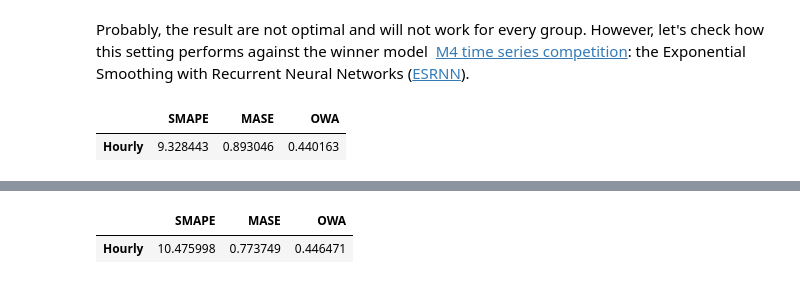
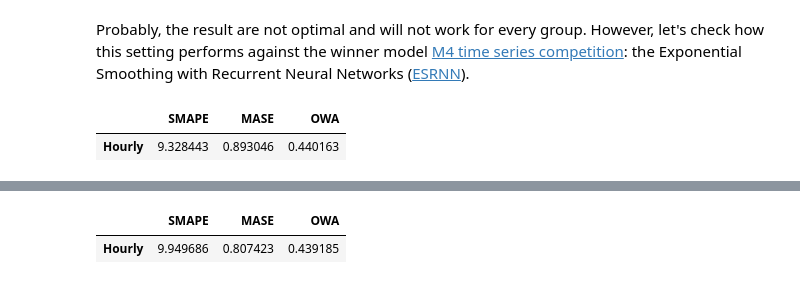
Before and after one commit to wilsonrljr/sysidentpy, a Jupyter notebook: examples/m4-benchmark.ipynb, the cells around one changed output, grey strips where cells are left out. Cells and saved outputs as stored; diff of their text form; code cells hidden in the pictures.

```diff
--- a/examples/m4-benchmark.ipynb
+++ b/examples/m4-benchmark.ipynb
@@ -63,10 +57,13 @@ warnings.simplefilter(action="ignore", category=FutureWarning)
 warnings.simplefilter(action="ignore", category=UserWarning)
 warnings.simplefilter(action="ignore", category=SettingWithCopyWarning)
 
-train = pd.read_csv("https://auto-arima-results.s3.amazonaws.com/M4-Hourly.csv")
-test = pd.read_csv(
-    "https://auto-arima-results.s3.amazonaws.com/M4-Hourly-test.csv"
-).rename(columns={"y": "y_test"})
+m4_data, _, _ = M4.load(directory="data", group="Hourly")
+test = (
+    m4_data.groupby("unique_id", group_keys=False)
+    .tail(48)
+    .rename(columns={"y": "y_test"})
+)
+train = m4_data.drop(test.index)
 # %% [markdown]
 The following plots provide a visualization of the training data for a small subset of the time series. The plot shows the raw data, giving you an insight into the patterns and behaviors inherent in each series.
 
@@ -126,6 +123,6 @@ Probably, the result are not optimal and will not work for every group. However,
 # %%
 esrnn_url = (
-    "https://github.com/Nixtla/m4-forecasts/raw/master/forecasts/submission-118.zip"
+    "https://github.com/Nixtla/m4-forecasts/raw/e3dce409604c55f1f588f02db439b4cbe9a482a3/forecasts/submission-118.zip"
 )
 esrnn_forecasts = M4Evaluation.load_benchmark("data", "Hourly", esrnn_url)
 esrnn_evaluation = M4Evaluation.evaluate("data", "Hourly", esrnn_forecasts)
@@ -210,37 +299,47 @@ Therefore, we will build models setting `ylag=168`.
 # %%
-# this took 2min to run on my computer.
 r = []
 ds_test = list(range(701, 749))
-for u_id, data in train.groupby(by=["unique_id"], observed=True):
+for u_id, data in train.groupby("unique_id", observed=True):
     y_id = data["y"].values.reshape(-1, 1)
     basis_function = Polynomial(degree=1)
-    model = FROLS(
+    model = AOLS(
         ylag=168,
-        estimator=LeastSquares(),
         basis_function=basis_function,
         model_type="NAR",
+        # due to high lag settings, k was increased to 6 as an initial guess
+        k=6,
     )
     try:
         model.fit(y=y_id)
         y_val = y_id[-model.max_lag :].reshape(-1, 1)
         y_hat = model.predict(y=y_val, forecast_horizon=48)
+        forecast = y_hat[model.max_lag :].ravel()
+        if forecast.shape != (48,) or not np.isfinite(forecast).all():
+            raise RuntimeError(f"Invalid 48-step forecast for {u_id}.")
         r.append(
             [
-                u_id * len(y_hat[model.max_lag : :]),
+                [u_id] * 48,
                 ds_test,
-                y_hat[model.max_lag : :].ravel(),
+                forecast,
             ]
         )
-    except Exception:
-        print(f"Problema no id {u_id}")
+    except Exception as exc:
+        raise RuntimeError(f"Forecasting failed for {u_id}.") from exc
 
 results_1 = pd.DataFrame(r, columns=["unique_id", "ds", "NARMAX_1"]).explode(
     ["unique_id", "ds", "NARMAX_1"]
 )
 results_1["NARMAX_1"] = results_1["NARMAX_1"].astype(float)  # .clip(lower=10)
-pivot_df = results_1.pivot(index="unique_id", columns="ds", values="NARMAX_1")
+expected_ids = train["unique_id"].drop_duplicates().tolist()
+pivot_df = results_1.pivot(
+    index="unique_id", columns="ds", values="NARMAX_1"
+).reindex(expected_ids)
 results = pivot_df.to_numpy()
+if len(expected_ids) != 414 or results.shape != (414, 48):
+    raise RuntimeError("The M4 hourly evaluation requires 414 complete forecasts.")
+if not np.isfinite(results).all():
+    raise RuntimeError("The M4 forecast matrix contains non-finite values.")
 M4Evaluation.evaluate("data", "Hourly", results)
 # %% [output]
 |  | SMAPE | MASE | OWA |
-| Hourly | 10.475998 | 0.773749 | 0.446471 |
+| Hourly | 9.949686 | 0.807423 | 0.439185 |
```
Also changed, not shown: parts of 13 cells of this notebook, 2 other files.
